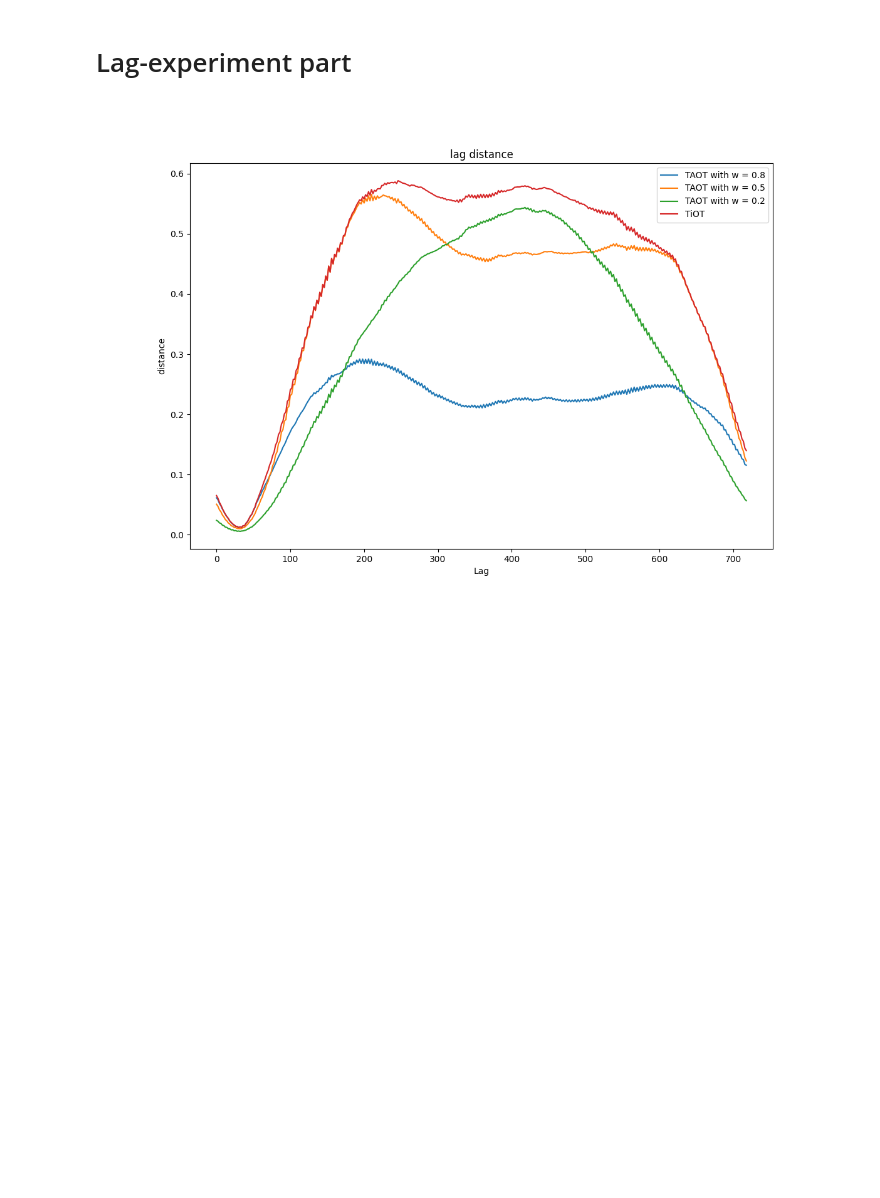
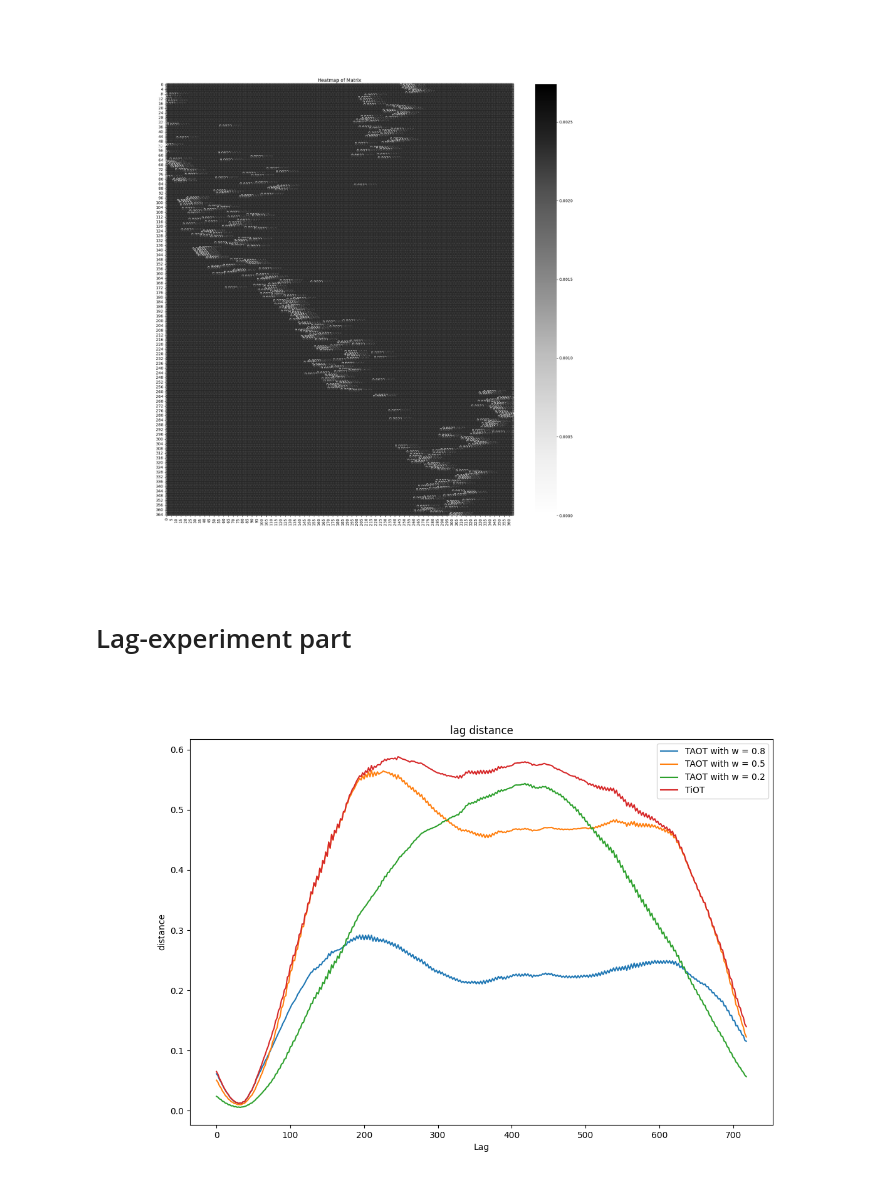
Before and after one commit to Thai-npd/TiOT-code, a Jupyter notebook: TiOT_lag.ipynb, the cells around one changed output. Saved outputs shown, nothing was run; the diff lists cells and outputs as text; code cells hidden in the pictures; blank space fills up the shorter version.

```diff
--- a/TiOT_lag.ipynb
+++ b/TiOT_lag.ipynb
@@ -21,3 +67,12 @@ df.set_index('date', inplace=True)
+# %%
+plt.figure(figsize=(20,20))
+sns.heatmap(plan, annot=True, cmap="Greys", fmt="g")
+
+# Show the plot
+plt.title("Heatmap of Matrix")
+plt.savefig(f'heatmap_of_plan_lag{lag}.pdf', dpi=30)
+# %% [output]
+[figure, added]
 # %% [markdown]
 # Lag-experiment part
 # %%
```
Also changed, not shown: parts of 4 cells of this notebook, 2 other files.
